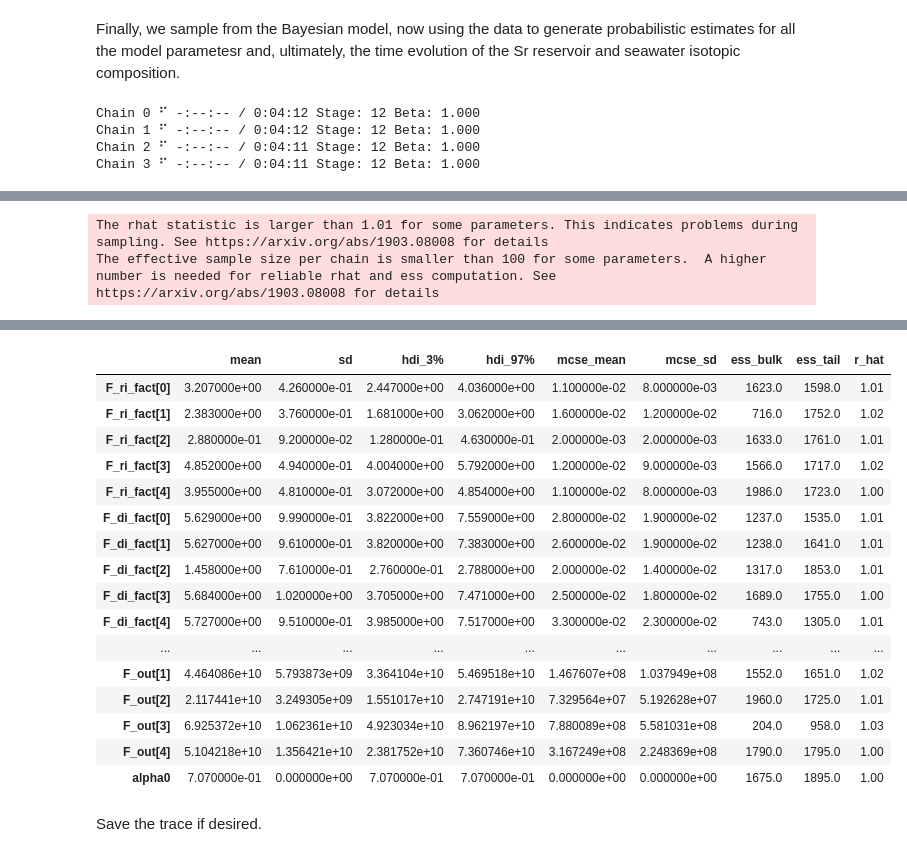
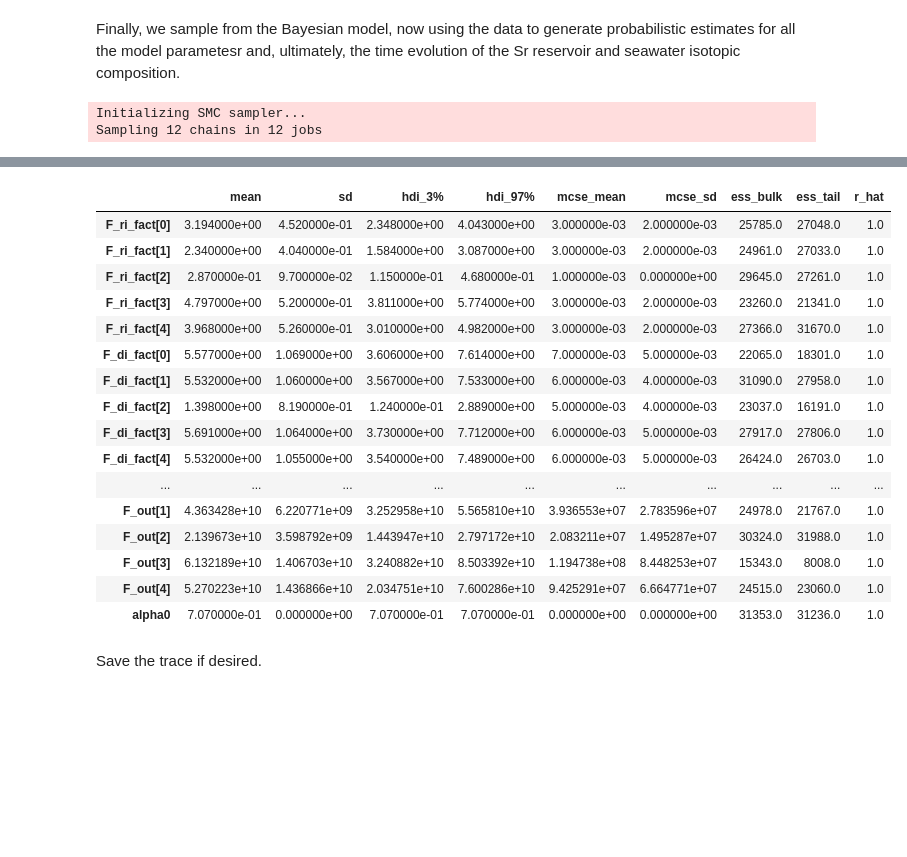
Before and after one commit to sarttiso/Neoproterozoic-strontium-box-model, a Jupyter notebook: strontium_box_model.ipynb, the cells around one changed output, grey strips where cells are left out. Cells and saved outputs as stored; diff of their text form; code cells hidden in the pictures; blank space fills up the shorter version.

```diff
--- a/strontium_box_model.ipynb
+++ b/strontium_box_model.ipynb
@@ -562,15 +560,11 @@ Finally, we sample from the Bayesian model, now using the data to generate proba
 # %%
 vars_list = list(model.values_to_rvs.keys())[:-1]
 # %%
-draws = 500
+draws = 5000
 with model:
     trace = pm.sample_smc(draws=draws)
 az.summary(trace)
 # %% [output]
-Chain 0 ⠋ -:--:-- / 0:04:12 Stage: 12 Beta: 1.000
-Chain 1 ⠋ -:--:-- / 0:04:12 Stage: 12 Beta: 1.000
-Chain 2 ⠋ -:--:-- / 0:04:11 Stage: 12 Beta: 1.000
-Chain 3 ⠋ -:--:-- / 0:04:11 Stage: 12 Beta: 1.000
+Initializing SMC sampler...
+Sampling 12 chains in 12 jobs
 [interactive output not drawn]
-The rhat statistic is larger than 1.01 for some parameters. This indicates problems during sampling. See https://arxiv.org/abs/1903.08008 for details
-The effective sample size per chain is smaller than 100 for some parameters.  A higher number is needed for reliable rhat and ess computation. See https://arxiv.org/abs/1903.08008 for details
@@ -577,20 +572,20 @@ The effective sample size per chain is smaller than 100 for some parameters.  A
 |  | mean | sd | hdi_3% | hdi_97% | mcse_mean | mcse_sd | ess_bulk | ess_tail | r_hat |
-| F_ri_fact[0] | 3.207000e+00 | 4.260000e-01 | 2.447000e+00 | 4.036000e+00 | 1.100000e-02 | 8.000000e-03 | 1623.0 | 1598.0 | 1.01 |
-| F_ri_fact[1] | 2.383000e+00 | 3.760000e-01 | 1.681000e+00 | 3.062000e+00 | 1.600000e-02 | 1.200000e-02 | 716.0 | 1752.0 | 1.02 |
-| F_ri_fact[2] | 2.880000e-01 | 9.200000e-02 | 1.280000e-01 | 4.630000e-01 | 2.000000e-03 | 2.000000e-03 | 1633.0 | 1761.0 | 1.01 |
-| F_ri_fact[3] | 4.852000e+00 | 4.940000e-01 | 4.004000e+00 | 5.792000e+00 | 1.200000e-02 | 9.000000e-03 | 1566.0 | 1717.0 | 1.02 |
-| F_ri_fact[4] | 3.955000e+00 | 4.810000e-01 | 3.072000e+00 | 4.854000e+00 | 1.100000e-02 | 8.000000e-03 | 1986.0 | 1723.0 | 1.00 |
-| F_di_fact[0] | 5.629000e+00 | 9.990000e-01 | 3.822000e+00 | 7.559000e+00 | 2.800000e-02 | 1.900000e-02 | 1237.0 | 1535.0 | 1.01 |
-| F_di_fact[1] | 5.627000e+00 | 9.610000e-01 | 3.820000e+00 | 7.383000e+00 | 2.600000e-02 | 1.900000e-02 | 1238.0 | 1641.0 | 1.01 |
-| F_di_fact[2] | 1.458000e+00 | 7.610000e-01 | 2.760000e-01 | 2.788000e+00 | 2.000000e-02 | 1.400000e-02 | 1317.0 | 1853.0 | 1.01 |
-| F_di_fact[3] | 5.684000e+00 | 1.020000e+00 | 3.705000e+00 | 7.471000e+00 | 2.500000e-02 | 1.800000e-02 | 1689.0 | 1755.0 | 1.00 |
-| F_di_fact[4] | 5.727000e+00 | 9.510000e-01 | 3.985000e+00 | 7.517000e+00 | 3.300000e-02 | 2.300000e-02 | 743.0 | 1305.0 | 1.01 |
+| F_ri_fact[0] | 3.194000e+00 | 4.520000e-01 | 2.348000e+00 | 4.043000e+00 | 3.000000e-03 | 2.000000e-03 | 25785.0 | 27048.0 | 1.0 |
+| F_ri_fact[1] | 2.340000e+00 | 4.040000e-01 | 1.584000e+00 | 3.087000e+00 | 3.000000e-03 | 2.000000e-03 | 24961.0 | 27033.0 | 1.0 |
+| F_ri_fact[2] | 2.870000e-01 | 9.700000e-02 | 1.150000e-01 | 4.680000e-01 | 1.000000e-03 | 0.000000e+00 | 29645.0 | 27261.0 | 1.0 |
+| F_ri_fact[3] | 4.797000e+00 | 5.200000e-01 | 3.811000e+00 | 5.774000e+00 | 3.000000e-03 | 2.000000e-03 | 23260.0 | 21341.0 | 1.0 |
+| F_ri_fact[4] | 3.968000e+00 | 5.260000e-01 | 3.010000e+00 | 4.982000e+00 | 3.000000e-03 | 2.000000e-03 | 27366.0 | 31670.0 | 1.0 |
+| F_di_fact[0] | 5.577000e+00 | 1.069000e+00 | 3.606000e+00 | 7.614000e+00 | 7.000000e-03 | 5.000000e-03 | 22065.0 | 18301.0 | 1.0 |
+| F_di_fact[1] | 5.532000e+00 | 1.060000e+00 | 3.567000e+00 | 7.533000e+00 | 6.000000e-03 | 4.000000e-03 | 31090.0 | 27958.0 | 1.0 |
+| F_di_fact[2] | 1.398000e+00 | 8.190000e-01 | 1.240000e-01 | 2.889000e+00 | 5.000000e-03 | 4.000000e-03 | 23037.0 | 16191.0 | 1.0 |
+| F_di_fact[3] | 5.691000e+00 | 1.064000e+00 | 3.730000e+00 | 7.712000e+00 | 6.000000e-03 | 5.000000e-03 | 27917.0 | 27806.0 | 1.0 |
+| F_di_fact[4] | 5.532000e+00 | 1.055000e+00 | 3.540000e+00 | 7.489000e+00 | 6.000000e-03 | 5.000000e-03 | 26424.0 | 26703.0 | 1.0 |
 | ... | ... | ... | ... | ... | ... | ... | ... | ... | ... |
-| F_out[1] | 4.464086e+10 | 5.793873e+09 | 3.364104e+10 | 5.469518e+10 | 1.467607e+08 | 1.037949e+08 | 1552.0 | 1651.0 | 1.02 |
-| F_out[2] | 2.117441e+10 | 3.249305e+09 | 1.551017e+10 | 2.747191e+10 | 7.329564e+07 | 5.192628e+07 | 1960.0 | 1725.0 | 1.01 |
-| F_out[3] | 6.925372e+10 | 1.062361e+10 | 4.923034e+10 | 8.962197e+10 | 7.880089e+08 | 5.581031e+08 | 204.0 | 958.0 | 1.03 |
-| F_out[4] | 5.104218e+10 | 1.356421e+10 | 2.381752e+10 | 7.360746e+10 | 3.167249e+08 | 2.248369e+08 | 1790.0 | 1795.0 | 1.00 |
-| alpha0 | 7.070000e-01 | 0.000000e+00 | 7.070000e-01 | 7.070000e-01 | 0.000000e+00 | 0.000000e+00 | 1675.0 | 1895.0 | 1.00 |
+| F_out[1] | 4.363428e+10 | 6.220771e+09 | 3.252958e+10 | 5.565810e+10 | 3.936553e+07 | 2.783596e+07 | 24978.0 | 21767.0 | 1.0 |
+| F_out[2] | 2.139673e+10 | 3.598792e+09 | 1.443947e+10 | 2.797172e+10 | 2.083211e+07 | 1.495287e+07 | 30324.0 | 31988.0 | 1.0 |
+| F_out[3] | 6.132189e+10 | 1.406703e+10 | 3.240882e+10 | 8.503392e+10 | 1.194738e+08 | 8.448253e+07 | 15343.0 | 8008.0 | 1.0 |
+| F_out[4] | 5.270223e+10 | 1.436866e+10 | 2.034751e+10 | 7.600286e+10 | 9.425291e+07 | 6.664771e+07 | 24515.0 | 23060.0 | 1.0 |
+| alpha0 | 7.070000e-01 | 0.000000e+00 | 7.070000e-01 | 7.070000e-01 | 0.000000e+00 | 0.000000e+00 | 31353.0 | 31236.0 | 1.0 |
 # %% [markdown]
 Save the trace if desired.
 # %%
```
Also changed, not shown: parts of 10 cells of this notebook, 5 other files.
